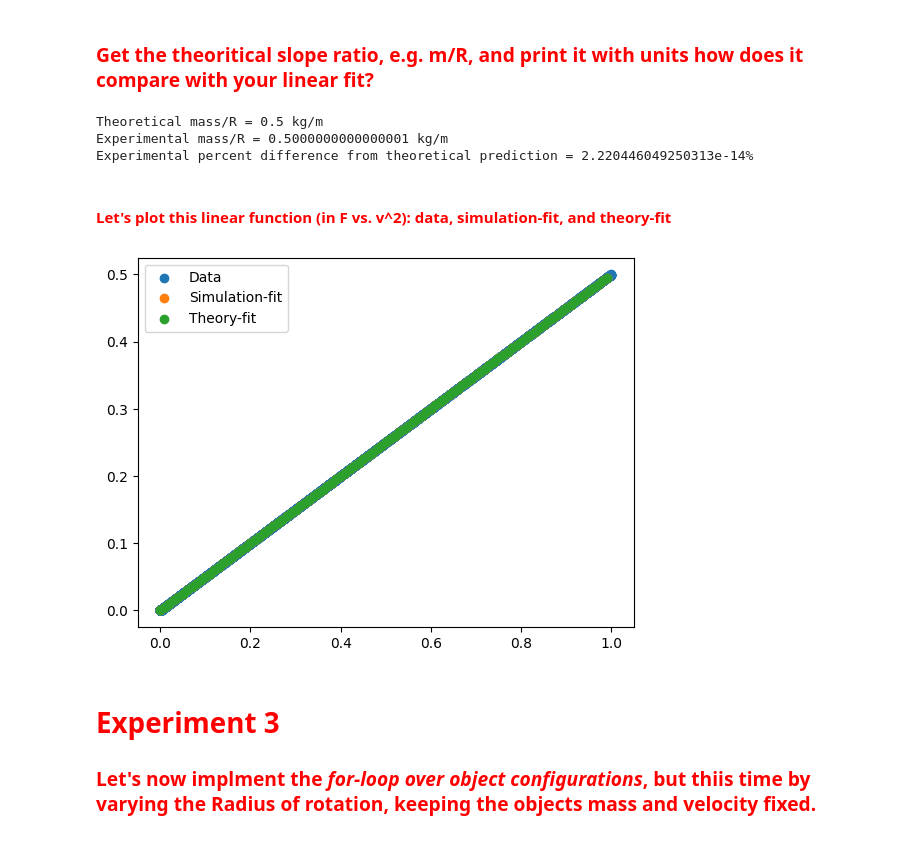
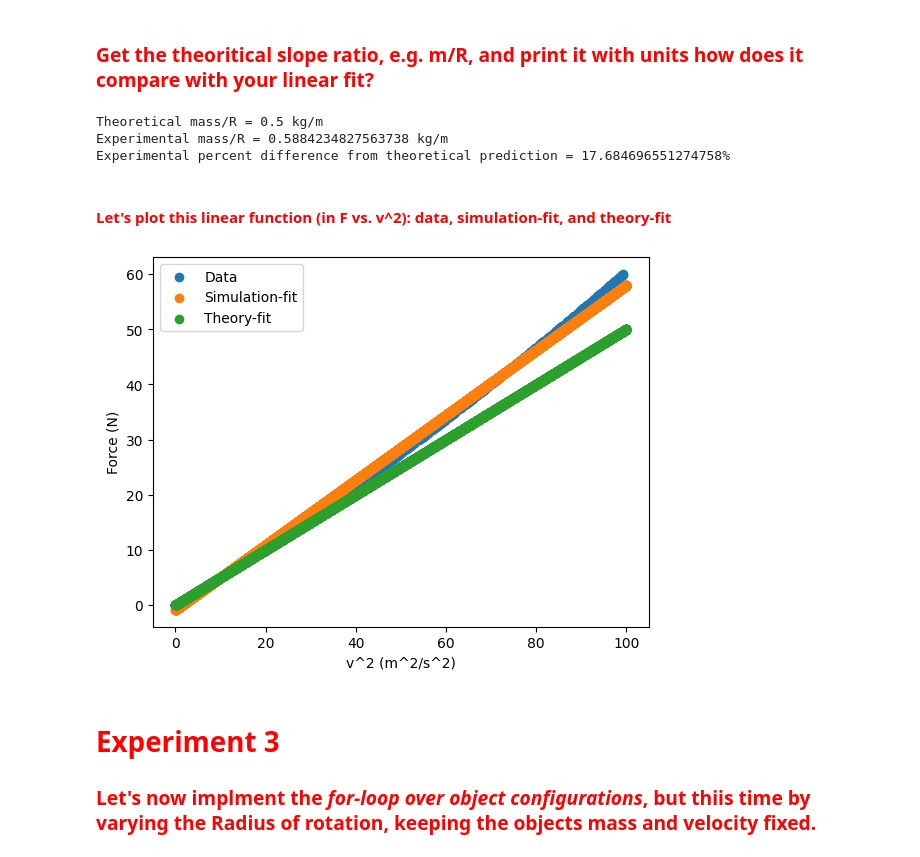
Before and after one commit to CalebAnderson22/PHY122, a Jupyter notebook: L5_Anderson.ipynb, the cells around one changed output. Cells and saved outputs as stored; diff of their text form; code cells hidden in the pictures.

```diff
--- a/L5_Anderson.ipynb
+++ b/L5_Anderson.ipynb
@@ -190,19 +190,32 @@ tf = 10
 T = arange(t0, tf, dt)
 # %% [markdown]
 #### <font color='Red'> Let's run the for-loop, over the velocities we wish to experiment over. </font>
-# %%
-class Experiment: # Define a class for your experiment
-    def __init__(self, attribute):
-        self.attribute = attribute # Assign attribute in the constructor
-        self.output = None # Initialize output
-
-    def run(self):
-        self.output = self.attribute
-
-for i in range(len(speed)):
-    experiment = Experiment(speed[i])  # Create an instance of your Experiment class
-    experiment.run()  # Run the experiment
-    force[i] = (m / r) * (experiment.output)**2  # Access the output and calculate force
+# %%
+class Experiment:
+    def __init__(self):
+        pass
+
+    def run(self):
+        self.output = self.attribute
+
+r = np.zeros((len(T), 3)) ## initialize position-trajectory (position vectors for all times, i.e. len(T))
+v = np.zeros((len(T), 3)) ## initialize velocity-trajectory (velocity vectors for all times)
+a = np.zeros((len(T), 3)) ## initialize acceleration-trajectory (acceleration vectors for all times)
+
+for i in range(len(speed)):
+  for t in range(1, len(T)): ## iteratively run algorithm for all entries (for all time, excluding time 0)
+    r[0] = np.array([radius, 0, 0]) ## initialize the 0th position-trajectory entry to the initial-position
+    v[0] = np.array([0, speed[i], 0]) ## initialize the 0th velocity-trajectory entry to the initial-velocity
+    a[0] = -np.dot( v[0], v[0]) / (np.linalg.norm(r[0])**2) * ( r[0] - np.zeros(3) )
+    r[t] = r[t-1] + v[t-1] * dt + 0.5 * a[t-1] * dt**2 ## Velocity-Verlet Step 1 : find new position from old data
+    a[t] = -np.dot( v[t-1], v[t-1]) / (np.linalg.norm(r[t-1])**2) * ( r[t-1] - np.zeros(3) )
+    v[t] = v[t-1] + 0.5 * ( a[t-1] + a[t] ) * dt ## Velocity-Verlet Step 3 : find new velociy from old data & new accleration
+    V = np.mean(np.linalg.norm(v[t]))
+
+  experiment = Experiment()
+  experiment.attribute = V
+  experiment.run()
+  force[i]=(m/radius)*(experiment.output)**2
 # %% [markdown]
 #### <font color='Red'> Plot your data: F vs. v </font>
 # %%
@@ -224,26 +240,28 @@ To use the future default and silence this warning we advise to pass `rcond=None
 # %% [markdown]
 ### <font color='Red'> Get the theoritical slope ratio, e.g. m/R, and print it with units how does it compare with your linear fit? </font>
 # %%
-print("Theoretical mass/R = " + str(m/r) + " kg/m")
+print("Theoretical mass/R = " + str(m/radius) + " kg/m")
 print("Experimental mass/R = " + str(lineararray[0]) + " kg/m")
 
-percentdiff = sqrt(((m/r)-lineararray[0])**2)/(m/r)
+percentdiff = sqrt(((m/radius)-lineararray[0])**2)/(m/radius)
 print("Experimental percent difference from theoretical prediction = " + str(percentdiff*100) + "%")
 # %% [output]
 Theoretical mass/R = 0.5 kg/m
-Experimental mass/R = 0.5000000000000001 kg/m
-Experimental percent difference from theoretical prediction = 2.220446049250313e-14%
+Experimental mass/R = 0.5884234827563738 kg/m
+Experimental percent difference from theoretical prediction = 17.684696551274758%
 # %% [markdown]
 #### <font color='Red'> Let's plot this linear function (in F vs. v^2): data, simulation-fit, and theory-fit </font>
 # %%
-x = arange(0, 1, dt)
+x = arange(0, 100, dt)
 plt.scatter((speed**2), force, label = "Data")
 plt.scatter(x, lineararray[0]*x + lineararray[1], label = "Simulation-fit")
-plt.scatter(x, (m/r)*x, label = "Theory-fit")
+plt.scatter(x, (m/radius)*x, label = "Theory-fit")
+plt.xlabel("v^2 (m^2/s^2)")
+plt.ylabel("Force (N)")
 plt.legend(loc="best")
 plt.show()
 # %% [output]
-[figure, old version]
+[figure, new version]
 # %% [markdown]
 #   <font color='Red'> **Experiment 3** </font>
 
```
Also changed, not shown: parts of 10 cells of this notebook.
